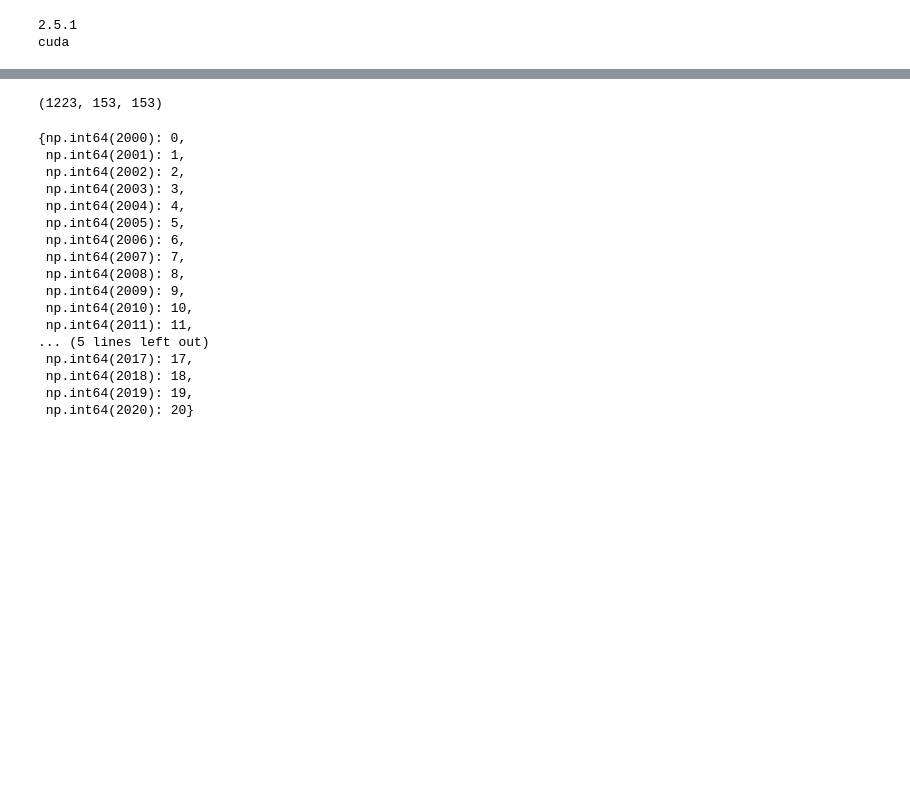
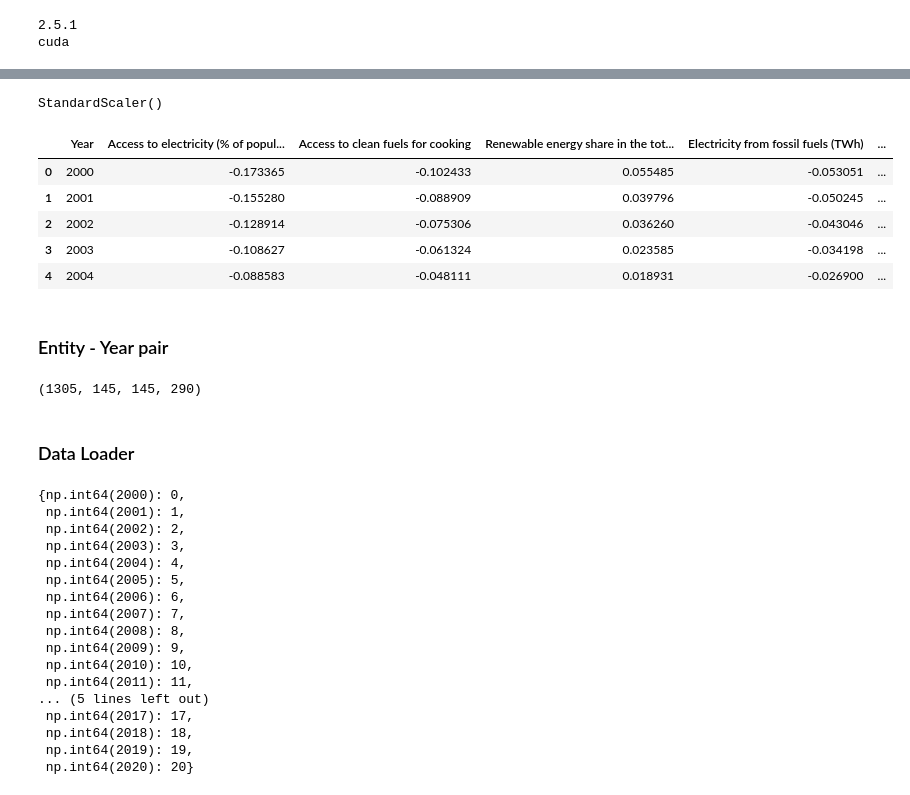
Before and after one commit to Nicohim87/TransformerForTimeSeriesData, a Jupyter notebook: gdp_per_capita_pred.ipynb, the cells around one changed output, grey strips where cells are left out. Saved outputs shown, nothing was run; the diff lists cells and outputs as text; code cells hidden in the pictures; blank space fills up the shorter version.

```diff
--- a/gdp_per_capita_pred.ipynb
+++ b/gdp_per_capita_pred.ipynb
@@ -65,0 +76,7 @@ len(ds)
+# %%
+from sklearn.preprocessing import StandardScaler
+
+scaler = StandardScaler()
+# %%
+scaler_years = set(year[:- VAL_TIME - TEST_TIME - OOD_TEST_TIME])
+scaler_years
@@ -65,0 +101,20 @@ len(ds)
+# %%
+scaler_df = df[df["Year"].isin(scaler_years)].drop(columns=["Entity", "Year"])
+# %%
+scaler.fit(scaler_df)
+# %% [output]
+StandardScaler()
+# %%
+df[df.columns[2:]] = scaler.transform(df[df.columns[2:]])
+
+df_global = df.drop(columns=["Entity"]).groupby('Year', as_index=False).mean()
+df_global.head()
+# %% [output]
+|  | Year | Access to electricity (% of popul... | Access to clean fuels for cooking | Renewable energy share in the tot... | Electricity from fossil fuels (TWh) | ... |
+| 0 | 2000 | -0.173365 | -0.102433 | 0.055485 | -0.053051 | ... |
+| 1 | 2001 | -0.155280 | -0.088909 | 0.039796 | -0.050245 | ... |
+| 2 | 2002 | -0.128914 | -0.075306 | 0.036260 | -0.043046 | ... |
+| 3 | 2003 | -0.108627 | -0.061324 | 0.023585 | -0.034198 | ... |
+| 4 | 2004 | -0.088583 | -0.048111 | 0.018931 | -0.026900 | ... |
+# %% [markdown]
+### Entity - Year pair
@@ -66 +130,12 @@ len(ds)
+# %%
+ds_train = generate_pair(train_year)
+ds_val = generate_pair(val_year)
+ds_test = generate_pair(test_year)
+ds_ood_test = generate_pair(ood_test_year)
+
+len(ds_train), len(ds_val), len(ds_test), len(ds_ood_test)
+# %% [output]
+(1305, 145, 145, 290)
+# %% [markdown]
+### Data Loader
 # %%
@@ -75,8 +143,0 @@ HIDDEN_DIM = 64
-# %%
-temp_size = VAL_FRAC + TEST_FRAC
-ds_train, ds_temp = train_test_split(ds, test_size= temp_size/100)
-ds_val, ds_test = train_test_split(ds_temp, train_size = VAL_FRAC/temp_size)
-
-len(ds_train), len(ds_val), len(ds_test)
-# %% [output]
-(1223, 153, 153)
```
Also changed, not shown: parts of 26 cells of this notebook.
